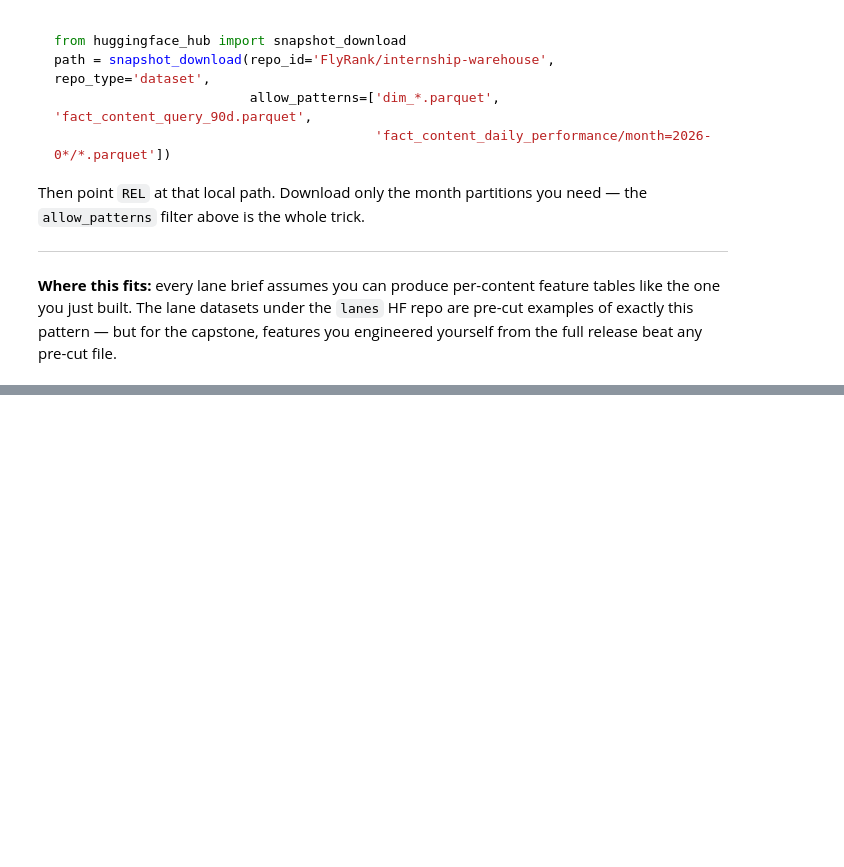
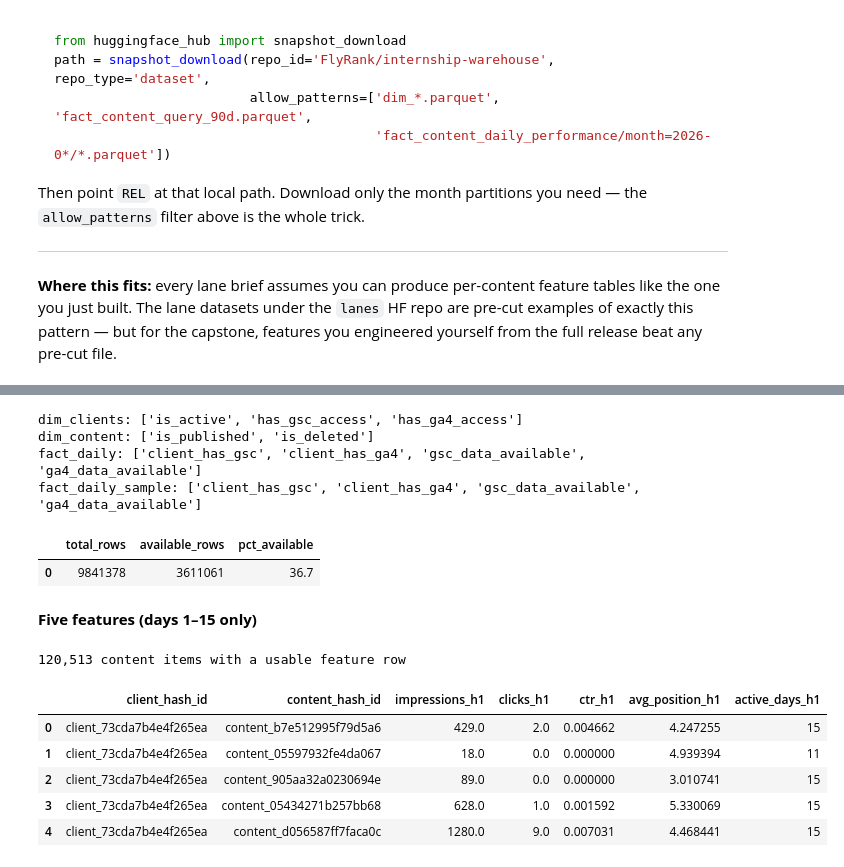
Before and after one commit to Szan-12345/FLYRANK-MACHINE-LEARNING, a Jupyter notebook: FLYRANK-MACHINE-LEARNING-main/notebooks/03_working_with_the_full_release.ipynb, the cells around one changed output, grey strips where cells are left out. Drawn from its saved outputs; the diff is of its cells as text; code cells hidden in the pictures; blank space fills up the shorter version.

```diff
--- a/FLYRANK-MACHINE-LEARNING-main/notebooks/03_working_with_the_full_release.ipynb
+++ b/FLYRANK-MACHINE-LEARNING-main/notebooks/03_working_with_the_full_release.ipynb
@@ -183,0 +333,55 @@ release beat any pre-cut file.
+# %%
+for name, src in TABLES.items():
+    d = con.sql(f"DESCRIBE SELECT * FROM {src} LIMIT 0").df()
+    bools = d.loc[d['column_type'].str.upper() == 'BOOLEAN', 'column_name'].tolist()
+    if bools:
+        print(f"{name}: {bools}")
+# %% [output]
+dim_clients: ['is_active', 'has_gsc_access', 'has_ga4_access']
+dim_content: ['is_published', 'is_deleted']
+fact_daily: ['client_has_gsc', 'client_has_ga4', 'gsc_data_available', 'ga4_data_available']
+fact_daily_sample: ['client_has_gsc', 'client_has_ga4', 'gsc_data_available', 'ga4_data_available']
+# %%
+BOOLEAN_COLUMN = 'gsc_data_available'
+
+availability = con.sql(f"""
+    SELECT
+        COUNT(*) AS total_rows,
+        COUNT(*) FILTER (WHERE {BOOLEAN_COLUMN} IS TRUE) AS available_rows
+    FROM {TABLES['fact_daily']}
+    WHERE report_date BETWEEN '2026-03-01' AND '2026-03-31'
+""").df()
+
+availability['pct_available'] = (availability['available_rows'] / availability['total_rows'] * 100).round(1)
+availability
+# %% [output]
+|  | total_rows | available_rows | pct_available |
+| 0 | 9841378 | 3611061 | 36.7 |
+# %% [markdown]
+**Five features (days 1–15 only)**
+# %%
+feature_frame = con.sql(f"""
+    SELECT
+        client_hash_id,
+        content_hash_id,
+        SUM(gsc_impressions)                                            AS impressions_h1,
+        SUM(gsc_clicks)                                                 AS clicks_h1,
+        SUM(gsc_clicks) * 1.0 / NULLIF(SUM(gsc_impressions), 0)         AS ctr_h1,
+        AVG(gsc_avg_position)                                           AS avg_position_h1,
+        COUNT(DISTINCT report_date) FILTER (WHERE gsc_impressions > 0)  AS active_days_h1
+    FROM {TABLES['fact_daily']}
+    WHERE report_date BETWEEN '2026-03-01' AND '2026-03-15'
+    GROUP BY 1, 2
+    HAVING SUM(gsc_impressions) >= 10
+""").df()
+
+print(f'{len(feature_frame):,} content items with a usable feature row')
+feature_frame.head()
+# %% [output]
+120,513 content items with a usable feature row
+|  | client_hash_id | content_hash_id | impressions_h1 | clicks_h1 | ctr_h1 | avg_position_h1 | active_days_h1 |
+| 0 | client_73cda7b4e4f265ea | content_b7e512995f79d5a6 | 429.0 | 2.0 | 0.004662 | 4.247255 | 15 |
+| 1 | client_73cda7b4e4f265ea | content_05597932fe4da067 | 18.0 | 0.0 | 0.000000 | 4.939394 | 11 |
+| 2 | client_73cda7b4e4f265ea | content_905aa32a0230694e | 89.0 | 0.0 | 0.000000 | 3.010741 | 15 |
+| 3 | client_73cda7b4e4f265ea | content_05434271b257bb68 | 628.0 | 1.0 | 0.001592 | 5.330069 | 15 |
+| 4 | client_73cda7b4e4f265ea | content_d056587ff7faca0c | 1280.0 | 9.0 | 0.007031 | 4.468441 | 15 |
```
Also changed, not shown: parts of 22 cells of this notebook.
